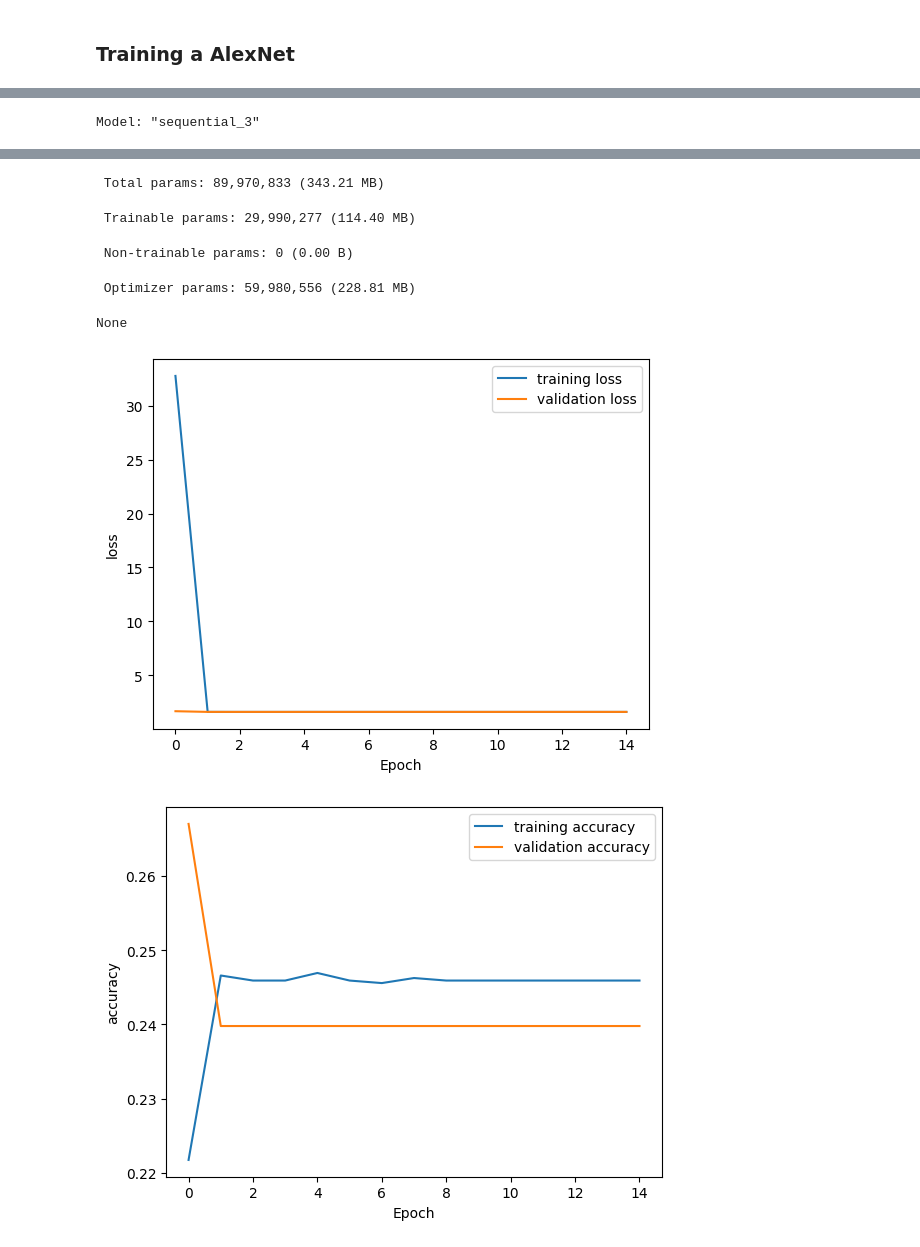
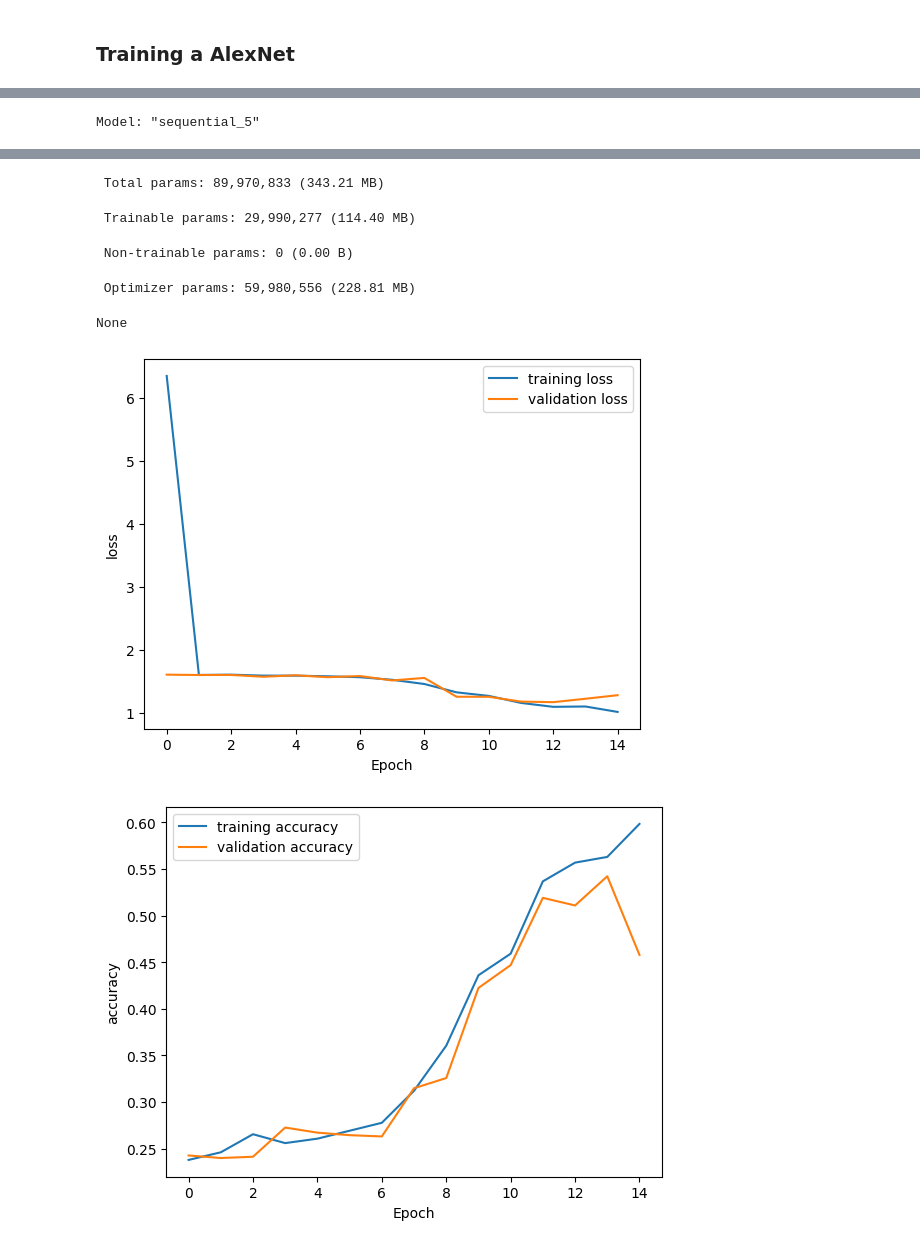
Before and after one commit to DangLeUyen/Computer-Vision-From-Scratch, a Jupyter notebook: flowers_classification_AlexNet_tf.ipynb, the cells around one changed output, grey strips where cells are left out. Saved outputs shown, nothing was run; the diff lists cells and outputs as text; code cells hidden in the pictures.

```diff
--- a/flowers_classification_AlexNet_tf.ipynb
+++ b/flowers_classification_AlexNet_tf.ipynb
@@ -165,7 +165,9 @@ AlexNet_model = tf.keras.Sequential([
   tf.keras.layers.MaxPooling2D(pool_size=2, strides=2),
   tf.keras.layers.Flatten(),
   tf.keras.layers.Dense(4096, activation='relu'),
+  tf.keras.layers.Dropout(0.5),
   tf.keras.layers.Dense(4096, activation='relu'),
+  tf.keras.layers.Dropout(0.5),
   tf.keras.layers.Dense(len(CLASS_NAMES), activation='softmax')
 ])
 
@@ -193,4 +195,4 @@ Epoch 15/15
-Model: "sequential_3"
+Model: "sequential_5"
 ┏━━━━━━━━━━━━━━━━━━━━━━━━━━━━━━━━━┳━━━━━━━━━━━━━━━━━━━━━━━━┳━━━━━━━━━━━━━━━┓
 ┃ Layer (type)                    ┃ Output Shape           ┃       Param # ┃
 ┡━━━━━━━━━━━━━━━━━━━━━━━━━━━━━━━━━╇━━━━━━━━━━━━━━━━━━━━━━━━╇━━━━━━━━━━━━━━━┩
@@ -210,8 +212,8 @@ Model: "sequential_3"
 └─────────────────────────────────┴────────────────────────┴───────────────┘
  Total params: 89,970,833 (343.21 MB)
  Trainable params: 29,990,277 (114.40 MB)
  Non-trainable params: 0 (0.00 B)
  Optimizer params: 59,980,556 (228.81 MB)
 None
-[figure, old version]
+[figure, new version]
-[figure, old version]
+[figure, new version]
```
Also changed, not shown: parts of 1 cell of this notebook.
